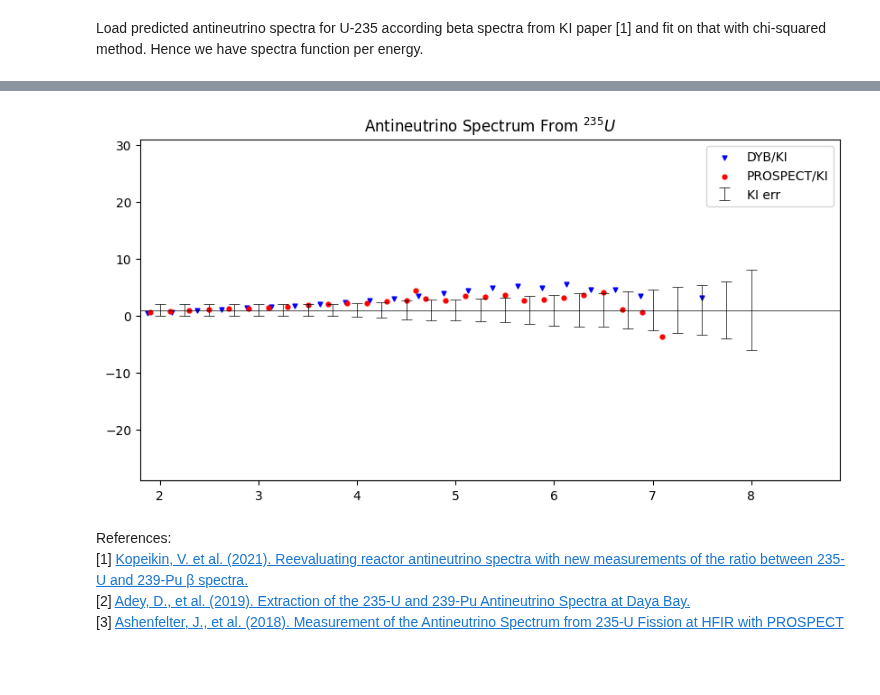
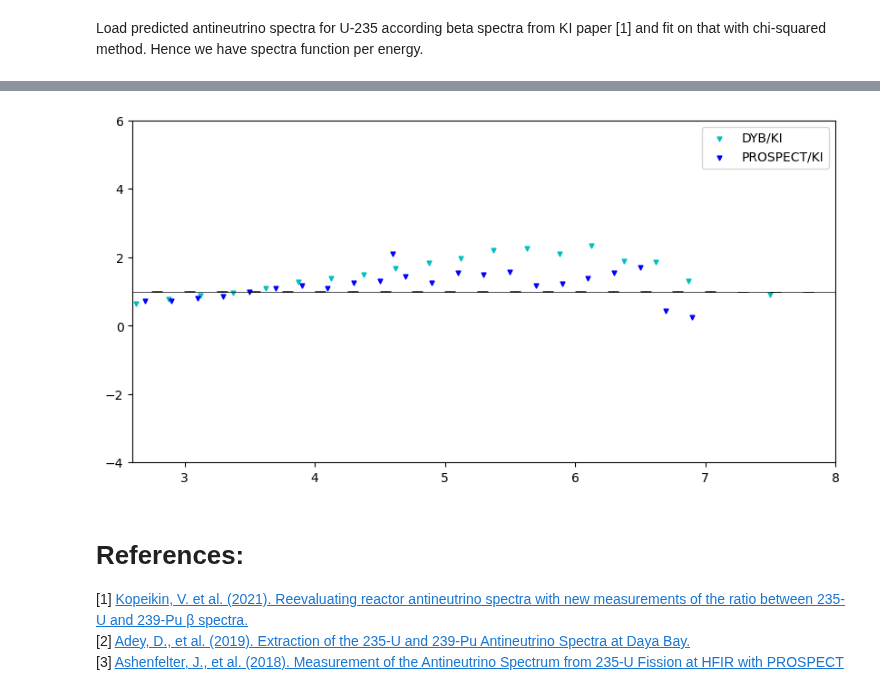
Before and after one commit to dehpour/Reactor-Antineutrino-Flux-Analysis, a Jupyter notebook: KI's Phenomenological Model Predicted Antineutrino Flux Compare with Recently Observations.ipynb, the cells around one changed output, grey strips where cells are left out. Cells and saved outputs as stored; diff of their text form; code cells hidden in the pictures; blank space fills up the shorter version.

```diff
--- a/KI's Phenomenological Model Predicted Antineutrino Flux Compare with Recently Observations.ipynb
+++ b/KI's Phenomenological Model Predicted Antineutrino Flux Compare with Recently Observations.ipynb
@@ -21,7 +19,7 @@ from sympy.abc import a,b,c,d,e,f
 chi_sq = []
 
 for i in range (len(N_KI_235U)):
-    chi_sq.append(((np.log(N_KI_235U[i]) - (a + b*(E_KI_235U[i]) + c*(E_KI_235U[i])**2 + d*(E_KI_235U[i])**3 + e*(E_KI_235U[i])**4+f*(E_KI_235U[i])**5))/np.log((err_KI_235U[i]*N_KI_235U[i])/100))**2)
+    chi_sq.append((((N_KI_235U[i]) - (a + b*(E_KI_235U[i]) + c*(E_KI_235U[i])**2 + d*(E_KI_235U[i])**3 + e*(E_KI_235U[i])**4+f*(E_KI_235U[i])**5))/((err_KI_235U[i]*N_KI_235U[i])/100))**2)
     i += 1
 chi_sq = sum(chi_sq)
 
@@ -47,21 +60,20 @@ E_PROSPECT_235U, N_PROSPECT_235U = PROSPECT_235U['E'], ((202.36*1000)/200)*PROSP
 # %%
 plt.figure(figsize=(10, 5),dpi=100)
-plt.xlim(1.8,8.9)
-plt.ylim(1-30,1+30)
+plt.xlim(2.6,8)
+plt.ylim(-4,6)
 
-plt.scatter(E_DYB_235U, (N_DYB_235U)/np.exp(a_0_235U+a_1_235U*E_DYB_235U+a_2_235U*E_DYB_235U**2+a_3_235U*E_DYB_235U**3+a_4_235U*E_DYB_235U**4+a_5_235U*E_DYB_235U**5), label="DYB/KI", c='b', marker='v', s=12)
-plt.scatter(E_PROSPECT_235U, (N_PROSPECT_235U)/np.exp(a_0_235U+a_1_235U*E_PROSPECT_235U+a_2_235U*E_PROSPECT_235U**2+a_3_235U*E_PROSPECT_235U**3+a_4_235U*E_PROSPECT_235U**4+a_5_235U*E_PROSPECT_235U**5), label="PROSPECT/KI", c='r', s=12)
+plt.scatter(E_DYB_235U, (N_DYB_235U)/(a_0_235U+a_1_235U*(E_DYB_235U-0.79)+a_2_235U*(E_DYB_235U-0.79)**2+a_3_235U*(E_DYB_235U-0.79)**3+a_4_235U*(E_DYB_235U-0.79)**4+a_5_235U*(E_DYB_235U-0.79)**5), label="DYB/KI", c='c', marker='v', s=12)
+plt.scatter(E_PROSPECT_235U, (N_PROSPECT_235U)/(a_0_235U+a_1_235U*(E_PROSPECT_235U-0.79)+a_2_235U*(E_PROSPECT_235U-0.79)**2+a_3_235U*(E_PROSPECT_235U-0.79)**3+a_4_235U*(E_PROSPECT_235U-0.79)**4+a_5_235U*(E_PROSPECT_235U-0.79)**5), label="PROSPECT/KI", c='b', marker='v', s=12)
 
-plt.errorbar(E_KI_235U, (N_KI_235U/N_KI_235U), yerr=(err_KI_235U), linestyle="None", c='black',capsize=4.5,capthick=0.5,elinewidth=0.5, label="KI err")
+plt.errorbar(E_KI_235U+0.79, (N_KI_235U/N_KI_235U), yerr=((err_KI_235U*N_KI_235U)/100), linestyle="None", c='black',capsize=4.5,capthick=0.5,elinewidth=0.5)
 plt.axhline(y=1, color='black', linestyle='-',linewidth=0.5)
 
-plt.title('Antineutrino Spectrum From ''$^{235}U $')
 plt.legend()
 plt.show()
 # %% [output]
-[figure, old version]
+[figure, new version]
 # %% [markdown]
-References: <br>
+# References: <br>
 [1]
 <a href="https://arxiv.org/pdf/2103.01684.pdf"> Kopeikin, V. et al. (2021). Reevaluating reactor antineutrino spectra with new measurements of the ratio
 between 235-U and 239-Pu β spectra.</a><br>
```
Also changed, not shown: parts of 3 cells of this notebook.
